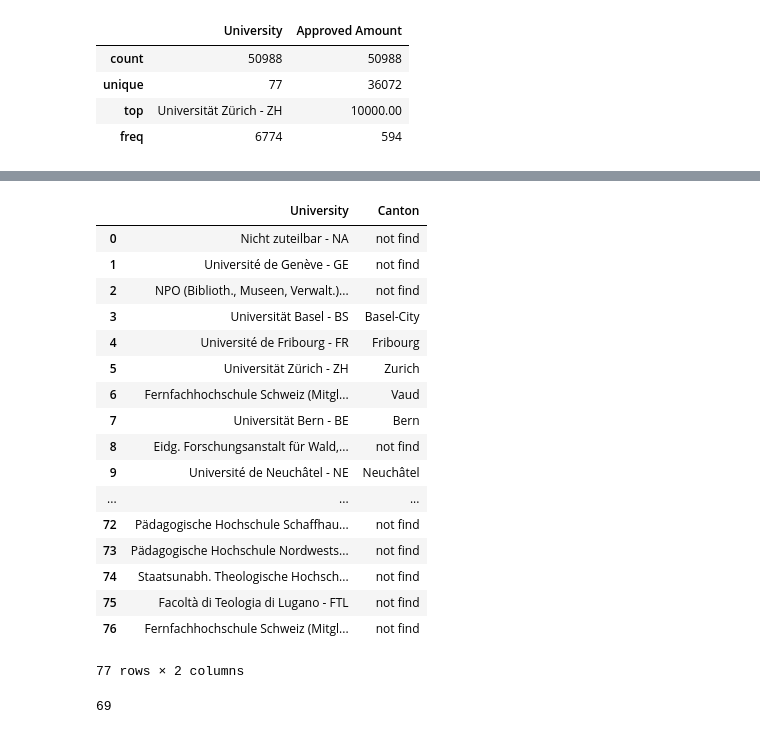
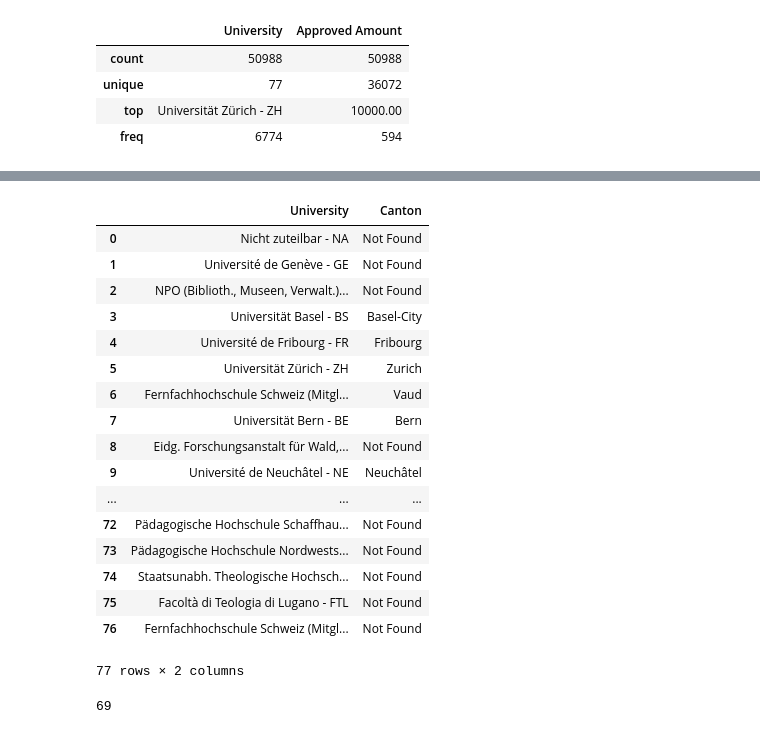
Before and after one commit to BeforeRain/ADA-homework, a Jupyter notebook: 03 - Interactive Viz/University_Canton.ipynb, the cells around one changed output, grey strips where cells are left out. Cells and saved outputs as stored; diff of their text form; code cells hidden in the pictures.

```diff
--- a/03 - Interactive Viz/University_Canton.ipynb
+++ b/03 - Interactive Viz/University_Canton.ipynb
@@ -41,7 +73,7 @@ df.describe()
 | top | Universität Zürich - ZH | data not included in P3 |
 | freq | 6774 | 10910 |
 # %%
-df=df.dropna(how='any')
+df.dropna(how='any', inplace=True)
 df.describe()
 # %% [output]
 |  | University | Approved Amount |
@@ -84 +119,7 @@ Available APIs to obtain university -> canton mappings include **Geonames Full T
+# %%
+def canton_in_CH(result):
+    for i in range(len(result)):
+        if(result['geonames'][i]['countryName']=='Switzerland'):
+            return True
+    return False
 # %%
@@ -157,18 +166,18 @@ uni_canton
 #uni_name=uni_name.replace({r'\s+': '&'}, regex=True)
 
 for ucount in range(len(uni_name)):
-    if(uni_canton.loc[:,'Canton'][ucount]=='not find'): # search with seperate parts
-        uni1=uni_name['uni1'][ucount]
-        uni2=uni_name['uni2'][ucount]
-        result=cantonGet(uni1) # search part 1
-        if(result['geonames']!=[]):
-            if(cantonInCH(result)):
-                uni_canton.loc[ucount]=[uni,result['geonames'][0]['adminName1']]
+    if (uni_canton.loc[:,'Canton'][ucount] == 'Not Found'): # search with seperate parts
+        uni_full = uni_name['Full Name'][ucount]
+        uni_short = uni_name['Short Name'][ucount]
+        result = canton_get(uni_full) # search part 1
+        if (result['geonames'] != []):
+            if(canton_in_CH(result)):
+                uni_canton.loc[ucount] = [uni,result['geonames'][0]['adminName1']]
             else:
-                result=cantonGet(uni2) # search part 2
-                if(result['geonames']!=[]):
-                    if(cantonInCH(result)):
-                        uni_canton.loc[ucount]=[uni,result['geonames'][0]['adminName1']]
+                result = canton_get(uni_short) # search part 2
+                if (result['geonames'] != []):
+                    if(canton_in_CH(result)):
+                        uni_canton.loc[ucount] = [uni,result['geonames'][0]['adminName1']]
 
 uni_canton
 # %% [output]
@@ -192,30 +201,32 @@ uni_canton
 77 rows × 2 columns
 # %%
+uni_canton[uni_canton['Canton'] != "Not Found"]
+
 for ucount in range(len(uni_test)): # search full name wit &
-    uni=uni_test[0][ucount]
-    result=cantonGet(uni)
-    if(result['geonames']!=[]):
-        if(cantonInCH(result)):
-            uni_canton.loc[ucount]=[uni,result['geonames'][0]['adminName1']]
+    uni = uni_test[0][ucount]
+    result = canton_get(uni)
+    if (result['geonames'] != []):
+        if (canton_in_CH(result)):
+            uni_canton.loc[ucount] = [uni,result['geonames'][0]['adminName1']]
 
 uni_canton
 # %% [output]
 |  | University | Canton |
-| 0 | Nicht zuteilbar - NA | not find |
-| 1 | Université de Genève - GE | not find |
-| 2 | NPO (Biblioth., Museen, Verwalt.)... | not find |
+| 0 | Nicht zuteilbar - NA | Not Found |
+| 1 | Université de Genève - GE | Not Found |
+| 2 | NPO (Biblioth., Museen, Verwalt.)... | Not Found |
 | 3 | Universität Basel - BS | Basel-City |
 | 4 | Université de Fribourg - FR | Fribourg |
 | 5 | Universität Zürich - ZH | Zurich |
 | 6 | Fernfachhochschule Schweiz (Mitgl... | Vaud |
 | 7 | Universität Bern - BE | Bern |
-| 8 | Eidg. Forschungsanstalt für Wald,... | not find |
+| 8 | Eidg. Forschungsanstalt für Wald,... | Not Found |
 | 9 | Université de Neuchâtel - NE | Neuchâtel |
 | ... | ... | ... |
-| 72 | Pädagogische Hochschule Schaffhau... | not find |
-| 73 | Pädagogische Hochschule Nordwests... | not find |
-| 74 | Staatsunabh. Theologische Hochsch... | not find |
-| 75 | Facoltà di Teologia di Lugano - FTL | not find |
-| 76 | Fernfachhochschule Schweiz (Mitgl... | not find |
+| 72 | Pädagogische Hochschule Schaffhau... | Not Found |
+| 73 | Pädagogische Hochschule Nordwests... | Not Found |
+| 74 | Staatsunabh. Theologische Hochsch... | Not Found |
+| 75 | Facoltà di Teologia di Lugano - FTL | Not Found |
+| 76 | Fernfachhochschule Schweiz (Mitgl... | Not Found |
 77 rows × 2 columns
 # %%
```
Also changed, not shown: parts of 47 cells of this notebook, 1 other file.
